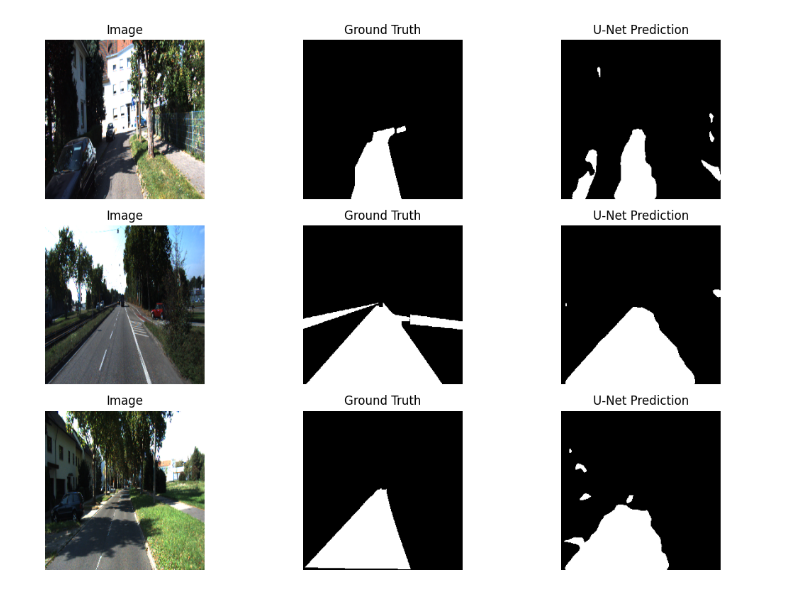
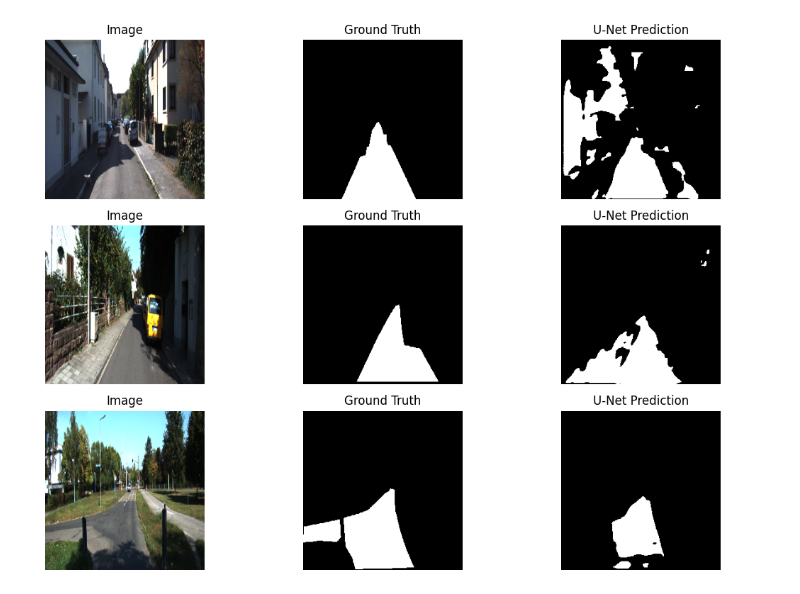
Before and after one commit to SuggarBabe/DSAN6500_fin, a Jupyter notebook: notebooks/unet.ipynb, the cells around one changed output. Saved outputs shown, nothing was run; the diff lists cells and outputs as text; code cells hidden in the pictures.

```diff
--- a/notebooks/unet.ipynb
+++ b/notebooks/unet.ipynb
@@ -23,45 +23,49 @@ def get_mask_name(img_name):
     prefix, idx = stem.split("_", 1)
     return f"{prefix}_road_{idx}.png"
 
-all_images = sorted([f for f in os.listdir(IMAGE_DIR) if f.endswith(".png")])
-random.shuffle(all_images)
-split_idx = int(0.8 * len(all_images))
-train_images = all_images[:split_idx]
-val_images = all_images[split_idx:]
-
 
 class KITTIRoadDataset(Dataset):
-    def __init__(self, image_names):
-        self.image_names = image_names
+    def __init__(self, image_dir, mask_dir, img_size=256):
+        self.image_dir = image_dir
+        self.mask_dir = mask_dir
+        self.img_size = img_size
+        self.images = sorted([f for f in os.listdir(image_dir) if f.endswith(".png")])
 
     def __len__(self):
-        return len(self.image_names)
+        return len(self.images)
 
     def __getitem__(self, idx):
-        img_name = self.image_names[idx]
+        img_name = self.images[idx]
         mask_name = get_mask_name(img_name)
 
-        img = cv2.imread(os.path.join(IMAGE_DIR, img_name))
+        img = cv2.imread(os.path.join(self.image_dir, img_name))
         img = cv2.cvtColor(img, cv2.COLOR_BGR2RGB)
-        img = cv2.resize(img, (IMG_SIZE, IMG_SIZE))
+        img = cv2.resize(img, (self.img_size, self.img_size))
         img = img.astype(np.float32) / 255.0
 
-        mask = cv2.imread(os.path.join(MASK_DIR, mask_name))
+        mask = cv2.imread(os.path.join(self.mask_dir, mask_name))
         mask = cv2.cvtColor(mask, cv2.COLOR_BGR2RGB)
-        mask = cv2.resize(mask, (IMG_SIZE, IMG_SIZE), interpolation=cv2.INTER_NEAREST)
+        mask = cv2.resize(mask, (self.img_size, self.img_size), interpolation=cv2.INTER_NEAREST)
 
-        flat = mask.reshape(-1, 3)
-        colors, counts = np.unique(flat, axis=0, return_counts=True)
-        background_color = colors[np.argmax(counts)]
-        gt = np.any(mask != background_color, axis=-1).astype(np.float32)
+        road = (mask[:, :, 0] > 150) & (mask[:, :, 2] > 150)
+        road = road.astype(np.float32)
 
         img = np.transpose(img, (2, 0, 1))
-        gt = np.expand_dims(gt, axis=0)
+        road = np.expand_dims(road, axis=0)
 
-        return torch.tensor(img, dtype=torch.float32), torch.tensor(gt, dtype=torch.float32)
+        return torch.tensor(img, dtype=torch.float32), torch.tensor(road, dtype=torch.float32)
+dataset = KITTIRoadDataset(IMAGE_DIR, MASK_DIR, IMG_SIZE)
 
-train_dataset = KITTIRoadDataset(train_images)
-val_dataset = KITTIRoadDataset(val_images)
+train_size = int(0.8 * len(dataset))
+val_size = len(dataset) - train_size
+
+generator = torch.Generator().manual_seed(42)
+
+train_dataset, val_dataset = torch.utils.data.random_split(
+    dataset,
+    [train_size, val_size],
+    generator=generator
+)
 
 train_loader = DataLoader(train_dataset, batch_size=BATCH_SIZE, shuffle=True)
 val_loader = DataLoader(val_dataset, batch_size=BATCH_SIZE, shuffle=False)
@@ -197 +201 @@ Epoch 3/3 | Train Loss: 0.2149 | Val Dice: 0.7584
-[figure, old version]
+[figure, new version]
```
Also changed, not shown: parts of 1 cell of this notebook, 3 other files.
